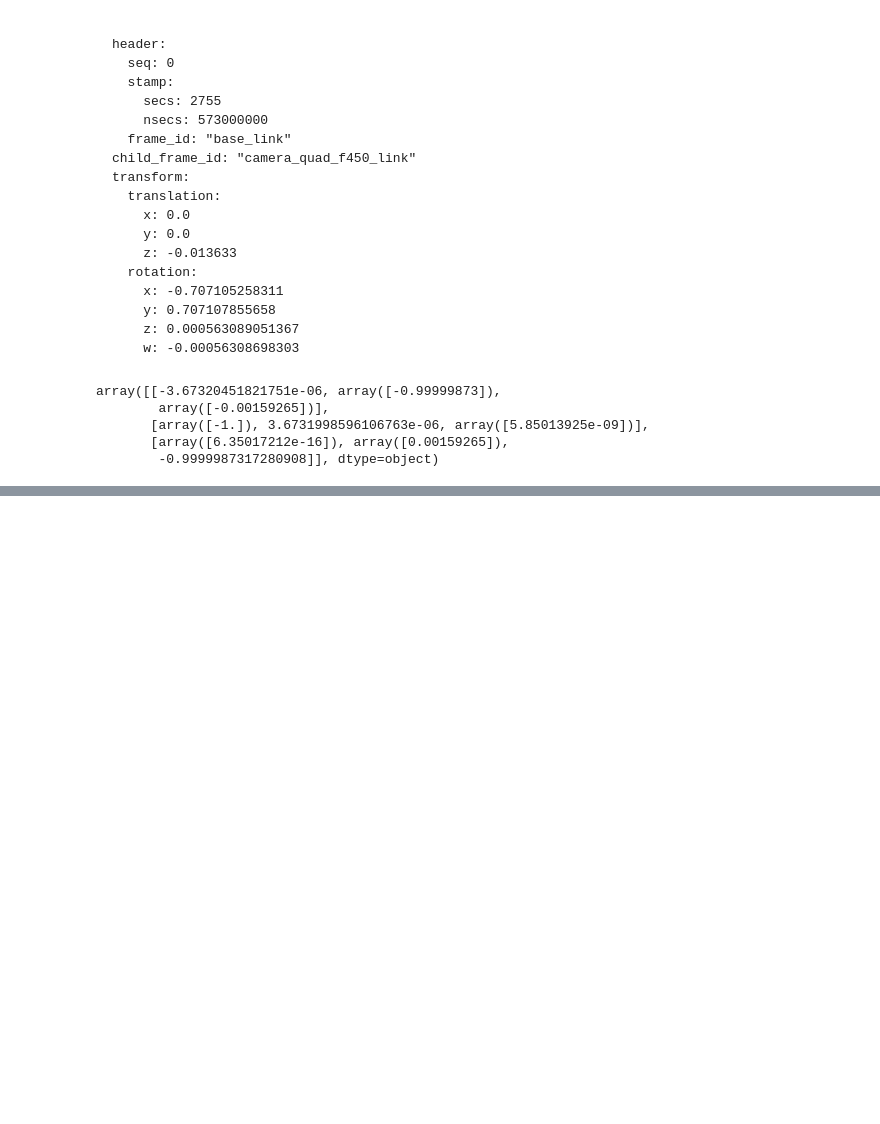
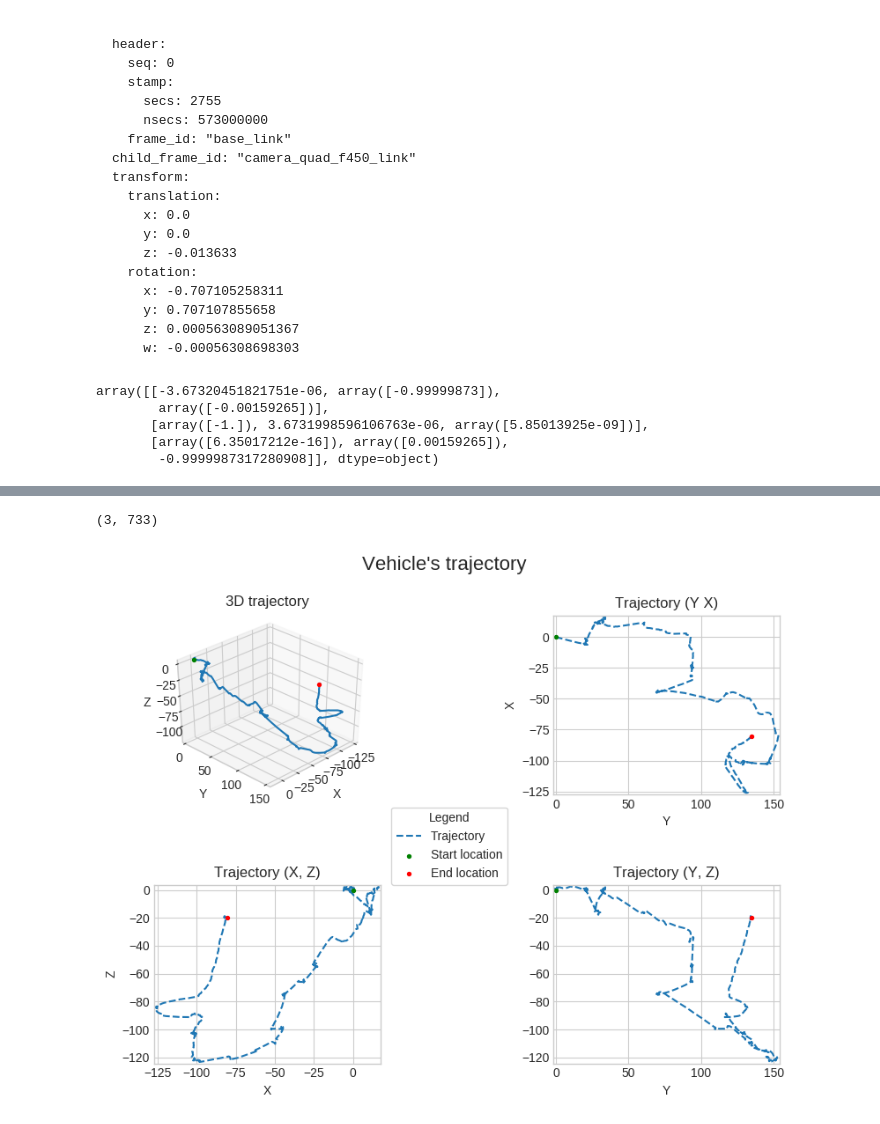
Before and after one commit to MikeS96/vio_quadrotor, a Jupyter notebook: VO.ipynb, the cells around one changed output, grey strips where cells are left out. Cells and saved outputs as stored; diff of their text form; code cells hidden in the pictures; blank space fills up the shorter version.

```diff
--- a/VO.ipynb
+++ b/VO.ipynb
@@ -866,5 +830,5 @@ NameError: name 'dataset_handler' is not defined
 # %%
-def estimate_trajectory(estimate_motion, matches, kp_list, k, depth_maps=[]):
+def estimate_trajectory(estimate_motion, matches, kp_list, k):
     """
     Estimate complete camera trajectory from subsequent image pairs
 
@@ -894,15 +858,13 @@ def estimate_trajectory(estimate_motion, matches, kp_list, k, depth_maps=[]):
     trajectory = [np.array([0, 0, 0])]
     P = np.eye(4)
 
-    ### START CODE HERE ###
     for i in range(len(matches)):
         #Extract relevant information of the matches, and features from image i to i + 1
         match = matches[i]
         kp1 = kp_list[i]
         kp2 = kp_list[i+1]
-        depth = depth_maps[i]
 
-        rmat, tvec, image1_points, image2_points = estimate_motion(match, kp1, kp2, k, depth)
+        rmat, tvec, image1_points, image2_points = estimate_motion(match, kp1, kp2, k)
         R = rmat
         t = np.array([tvec[0,0],tvec[1,0],tvec[2,0]])
 
@@ -913,15 +875,11 @@ def estimate_trajectory(estimate_motion, matches, kp_list, k, depth_maps=[]):
 
         trajectory.append(P[:3,3])
 
-    trajectory = np.array(trajectory).T #this gives a 3 x 52 matrix
+    trajectory = np.array(trajectory).T #this gives a 3 x Images matrix
     #print(trajectory[:,0])
     #print('With negative z')
     #trajectory[2,:] = -1*trajectory[2,:]
     #print((trajectory[:,0]))
     #print('Step changed')
 
-
-
-    ### END CODE HERE ###
-
     return trajectory
@@ -971,0 +916,6 @@ NameError: name 'dataset_handler' is not defined
+# %%
+print(trajectory.shape)
+visualize_trajectory(trajectory)
+# %% [output]
+(3, 733)
+[figure, added]
```
Also changed, not shown: parts of 40 cells of this notebook.
